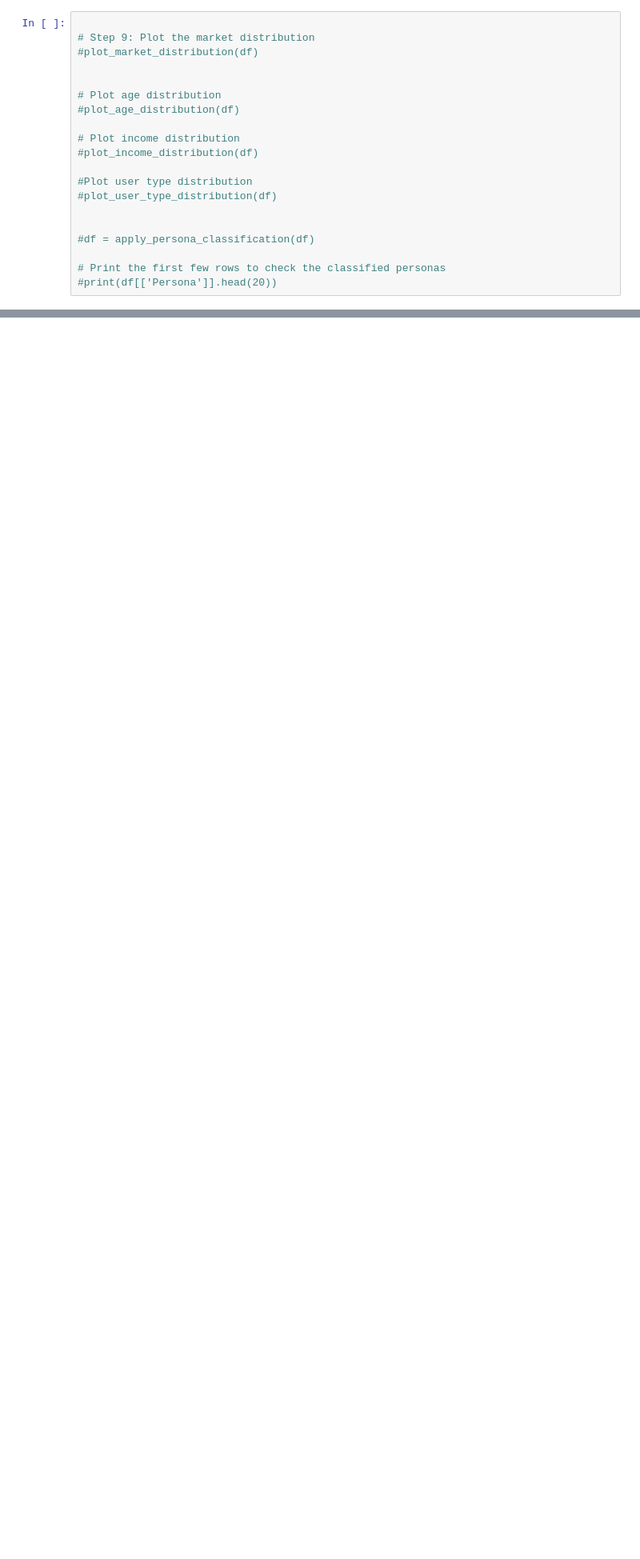
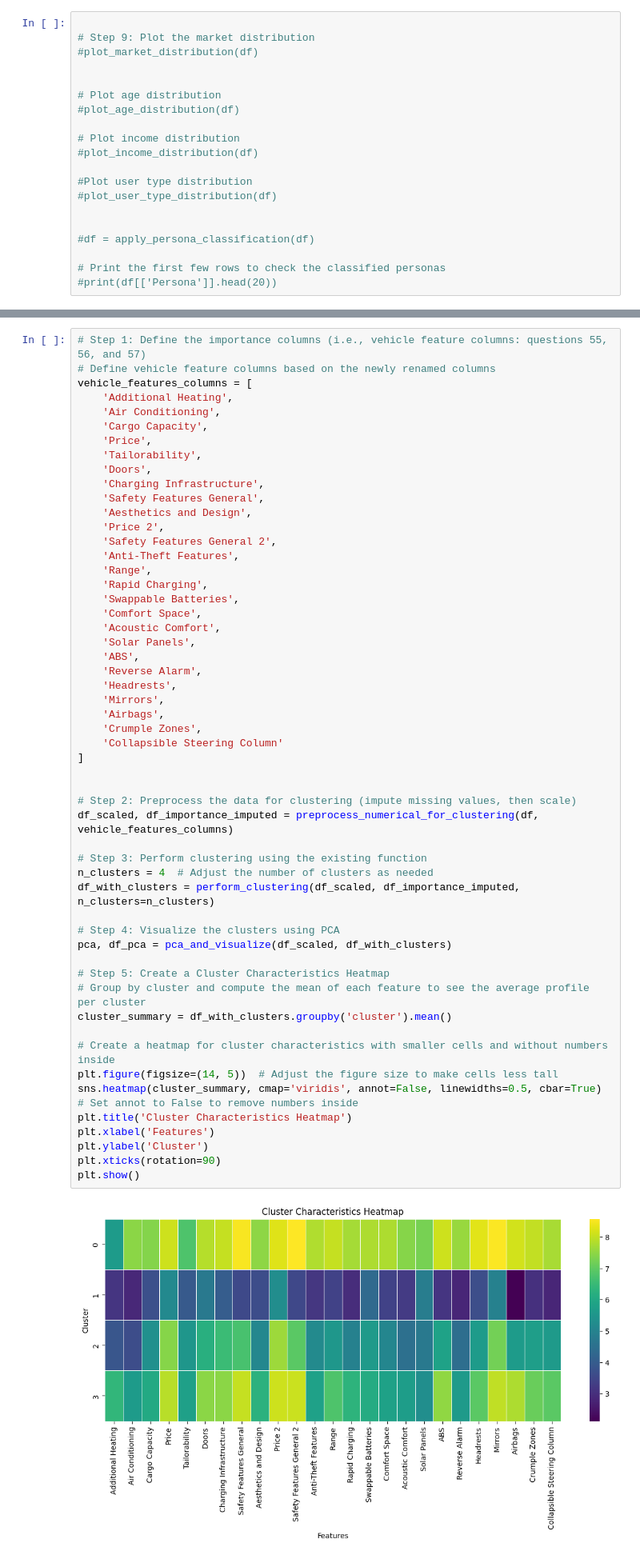
Before and after one commit to tominord13/GIANTS, a Jupyter notebook: GIANTS Survey Data Analysis/main.ipynb, the cells around one changed output, grey strips where cells are left out. Shown at 80% size. Drawn from its saved outputs; the diff is of its cells as text; blank space fills up the shorter version.

```diff
--- a/GIANTS Survey Data Analysis/main.ipynb
+++ b/GIANTS Survey Data Analysis/main.ipynb
@@ -116,0 +239,56 @@ Number of points plotted: 259
+# %%
+# Step 1: Define the importance columns (i.e., vehicle feature columns: questions 55, 56, and 57)
+# Define vehicle feature columns based on the newly renamed columns
+vehicle_features_columns = [
+    'Additional Heating',
+    'Air Conditioning',
+    'Cargo Capacity',
+    'Price',
+    'Tailorability',
+    'Doors',
+    'Charging Infrastructure',
+    'Safety Features General',
+    'Aesthetics and Design',
+    'Price 2',
+    'Safety Features General 2',
+    'Anti-Theft Features',
+    'Range',
+    'Rapid Charging',
+    'Swappable Batteries',
+    'Comfort Space',
+    'Acoustic Comfort',
+    'Solar Panels',
+    'ABS',
+    'Reverse Alarm',
+    'Headrests',
+    'Mirrors',
+    'Airbags',
+    'Crumple Zones',
+    'Collapsible Steering Column'
+]
+
+
+# Step 2: Preprocess the data for clustering (impute missing values, then scale)
+df_scaled, df_importance_imputed = preprocess_numerical_for_clustering(df, vehicle_features_columns)
+
+# Step 3: Perform clustering using the existing function
+n_clusters = 4  # Adjust the number of clusters as needed
+df_with_clusters = perform_clustering(df_scaled, df_importance_imputed, n_clusters=n_clusters)
+
+# Step 4: Visualize the clusters using PCA
+pca, df_pca = pca_and_visualize(df_scaled, df_with_clusters)
+
+# Step 5: Create a Cluster Characteristics Heatmap
+# Group by cluster and compute the mean of each feature to see the average profile per cluster
+cluster_summary = df_with_clusters.groupby('cluster').mean()
+
+# Create a heatmap for cluster characteristics with smaller cells and without numbers inside
+plt.figure(figsize=(14, 5))  # Adjust the figure size to make cells less tall
+sns.heatmap(cluster_summary, cmap='viridis', annot=False, linewidths=0.5, cbar=True)  # Set annot to False to remove numbers inside
+plt.title('Cluster Characteristics Heatmap')
+plt.xlabel('Features')
+plt.ylabel('Cluster')
+plt.xticks(rotation=90)
+plt.show()
+# %% [output]
+[figure, added]
```
Also changed, not shown: parts of 13 cells of this notebook, 1 other file.
